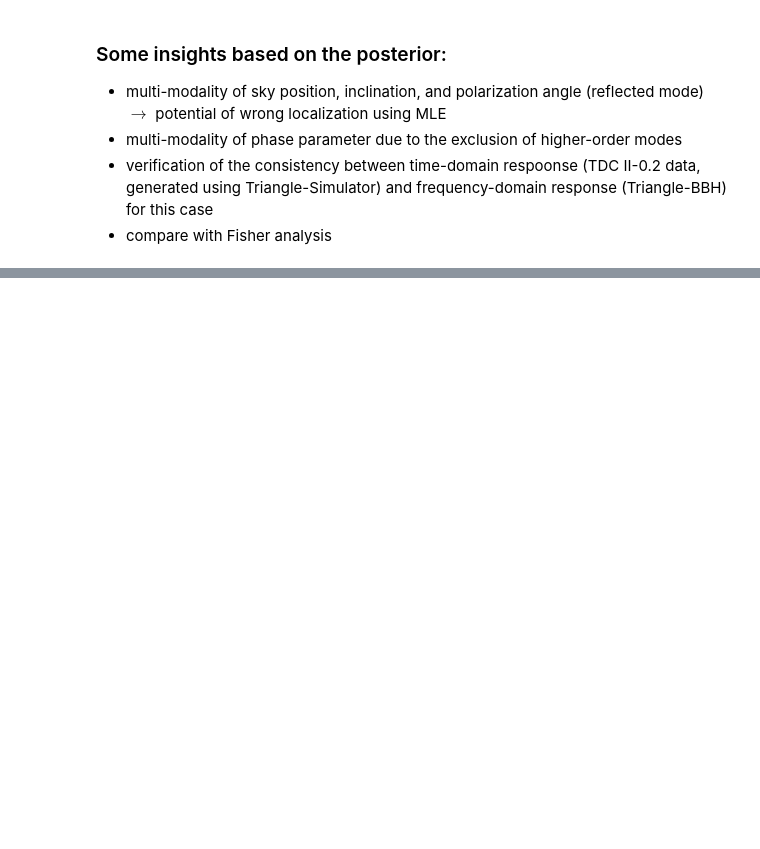
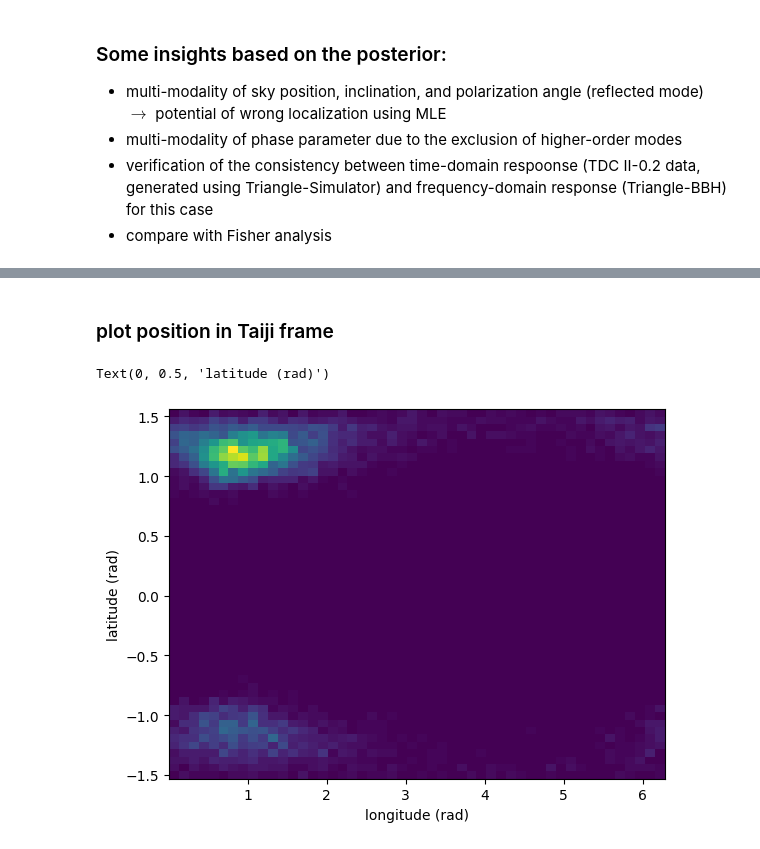
Before and after one commit to TriangleDataCenter/Triangle-BBH, a Jupyter notebook: Examples/4_TDC_Verification_MBHB_Search_and_Estimation(CPU).ipynb, the cells around one changed output, grey strips where cells are left out. Drawn from its saved outputs; the diff is of its cells as text; code cells hidden in the pictures; blank space fills up the shorter version.

```diff
--- a/Examples/4_TDC_Verification_MBHB_Search_and_Estimation(CPU).ipynb
+++ b/Examples/4_TDC_Verification_MBHB_Search_and_Estimation(CPU).ipynb
@@ -573,0 +610,20 @@ latitude 0.5235987755982988 -0.7355382477033076 0.24040283063445997
+# %% [markdown]
+### plot position in Taiji frame
+# %%
+num_sample = len(result.posterior["longitude"])
+longitude_TJ = np.zeros(num_sample)
+latitude_TJ = np.zeros(num_sample)
+for i in range(num_sample):
+    lon, lat, _ = SSBPosToDetectorFrame(lon_ssb=result.posterior["longitude"][i], lat_ssb=result.posterior["latitude"][i], psi_ssb=result.posterior["psi"][i], orbit_time_SI=injected_parameters["coalescence_time"]*DAY, orbit=orbit)
+    longitude_TJ[i] = lon % TWOPI
+    latitude_TJ[i] = lat
+plt.hist2d(
+    x=longitude_TJ,
+    y=latitude_TJ,
+    bins=50,
+);
+plt.xlabel("longitude (rad)")
+plt.ylabel("latitude (rad)")
+# %% [output]
+Text(0, 0.5, 'latitude (rad)')
+[figure, added]
```
Also changed, not shown: parts of 24 cells of this notebook, 1 other file.
